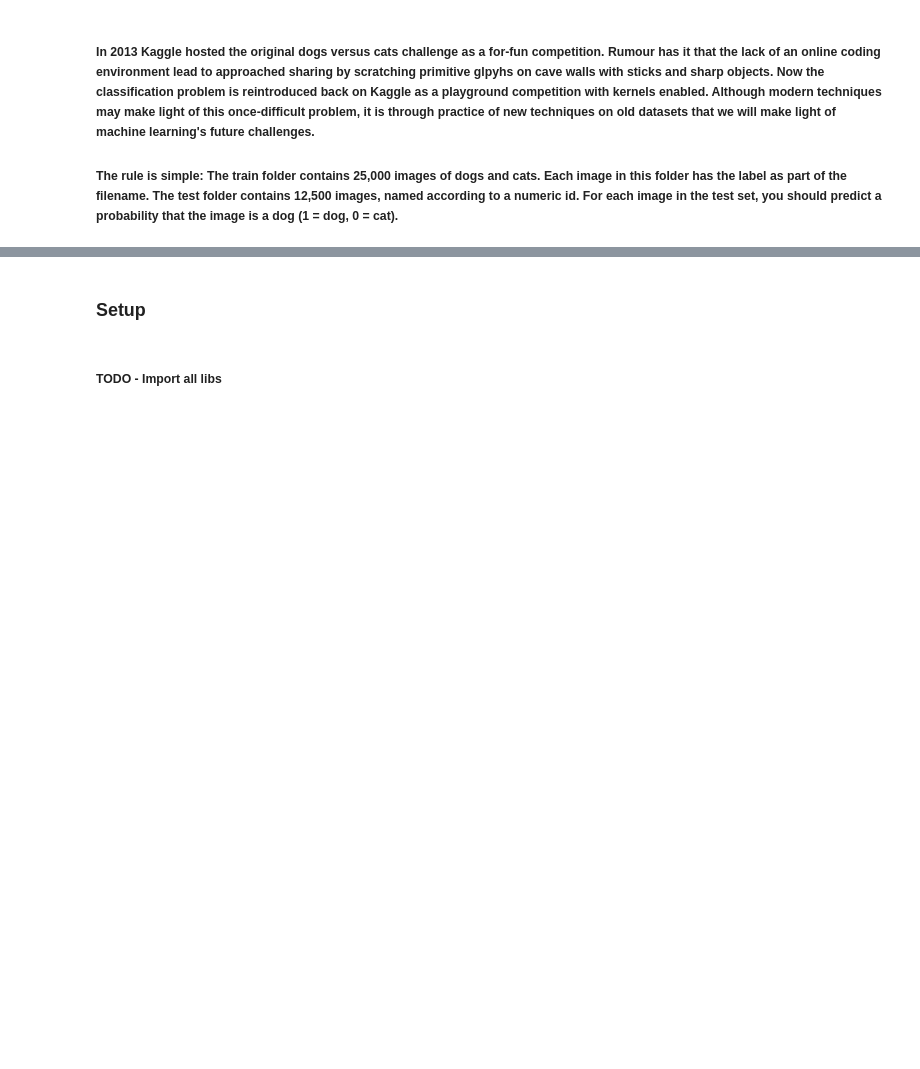
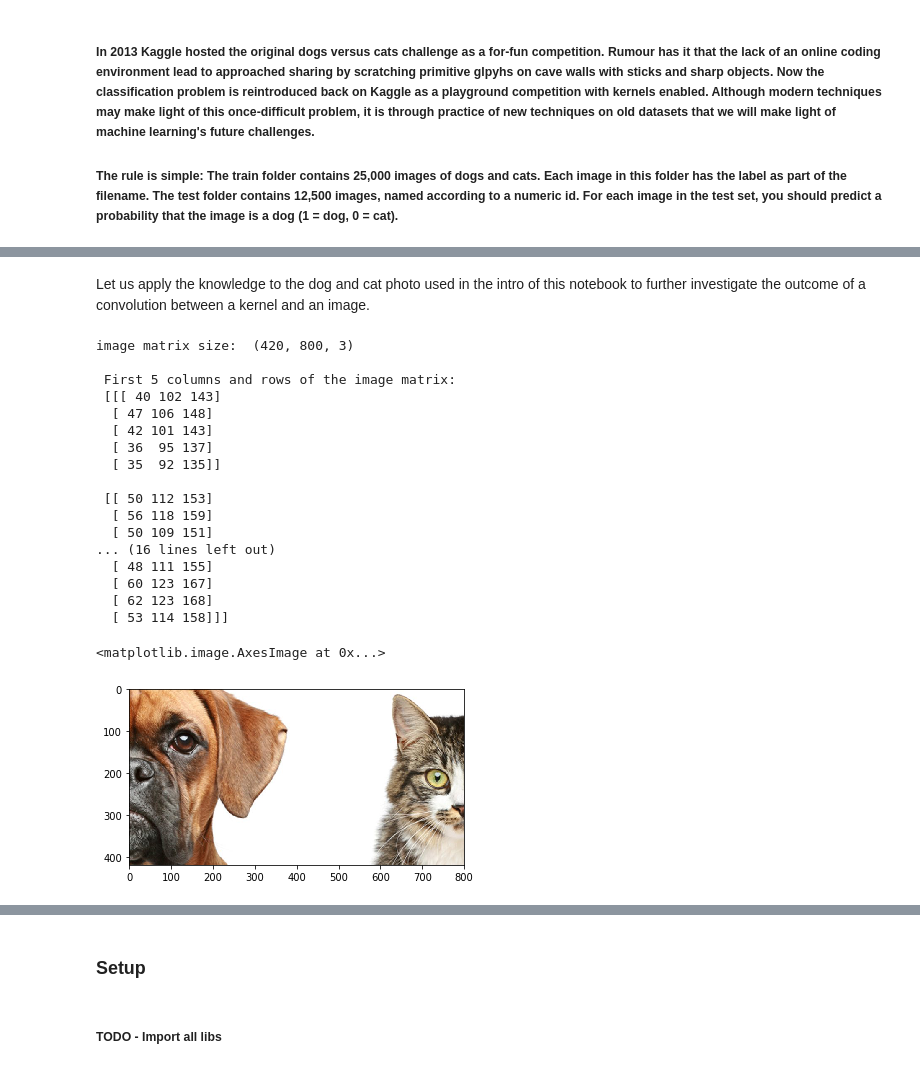
Before and after one commit to 181210/dat158, a Jupyter notebook: Oblig_2/Oblig_2ML.ipynb, the cells around one changed output, grey strips where cells are left out. Drawn from its saved outputs; the diff is of its cells as text; code cells hidden in the pictures; blank space fills up the shorter version.

Commit message:
Added convolution and image processing

```diff
--- a/Oblig_2/Oblig_2ML.ipynb
+++ b/Oblig_2/Oblig_2ML.ipynb
@@ -44,0 +59,28 @@
+# %% [markdown]
+Let us apply the knowledge to the dog and cat photo used in the intro of this notebook to further investigate the outcome of a convolution between a kernel and an image.
+# %%
+from skimage import io  #Collection of algorithms for image processing
+img = img = io.imread('https://assets.rebelcircus.com/blog/wp-content/uploads/2017/11/4234234-85.jpg')
+print('image matrix size: ', img.shape) #Print the shape of the image
+print('\n First 5 columns and rows of the image matrix: \n', img[:5, :5]*255)#skimage uses range [0,1] instead of [0,255] therefore multiply with 255
+plt.imshow(img)
+# %% [output]
+image matrix size:  (420, 800, 3)
+
+ First 5 columns and rows of the image matrix:
+ [[[ 40 102 143]
+  [ 47 106 148]
+  [ 42 101 143]
+  [ 36  95 137]
+  [ 35  92 135]]
+
+ [[ 50 112 153]
+  [ 56 118 159]
+  [ 50 109 151]
+... (16 lines left out)
+  [ 48 111 155]
+  [ 60 123 167]
+  [ 62 123 168]
+  [ 53 114 158]]]
+<matplotlib.image.AxesImage at 0x...>
+[figure, added]
```
Also changed, not shown: parts of 13 cells of this notebook.
